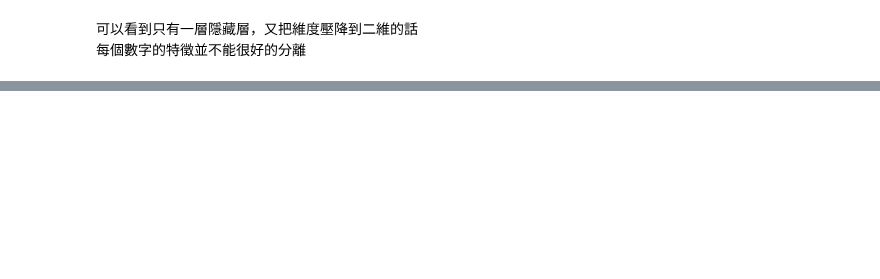
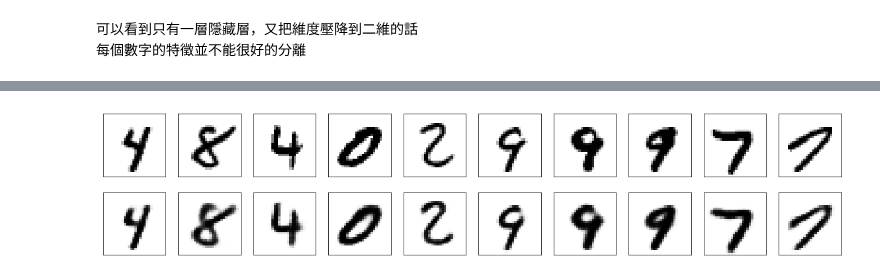
Before and after one commit to Leolewis5/Machine_Learning, a Jupyter notebook: Keras/7. Auto-encoder.ipynb, the cells around one changed output, grey strips where cells are left out. Saved outputs shown, nothing was run; the diff lists cells and outputs as text; code cells hidden in the pictures; blank space fills up the shorter version.

```diff
--- a/Keras/7. Auto-encoder.ipynb
+++ b/Keras/7. Auto-encoder.ipynb
@@ -208,0 +218,13 @@ plot_10_img(auto_en_2)
+# %%
+encoder11_L = Dense(1000,activation='relu')(input_L)
+encoder12_L = Dense(500,activation='relu')(encoder11_L)
+encoder13_L = Dense(250,activation='relu')(encoder12_L)
+encoder1F_L = Dense(32,activation='relu')(encoder13_L)
+decoder11_L = Dense(250,activation='relu')(encoder1F_L)
+decoder12_L = Dense(500,activation='relu')(decoder11_L)
+decoder13_L = Dense(1000,activation='relu')(decoder12_L)
+decoder1F_L = Dense(784,activation='sigmoid')(decoder13_L)
+
+auto_en_3 = Model(inputs= input_L, outputs=decoder1F_L)
+auto_en_3.compile(optimizer='adam', loss='binary_crossentropy')
+auto_en_3.summary()
@@ -208,0 +249,2 @@ plot_10_img(auto_en_2)
+# %%
+auto_en_3.fit(x_train,x_train,batch_size=360,epochs=10,validation_data=(y_test,y_test),verbose=1)
@@ -208,0 +270,4 @@ plot_10_img(auto_en_2)
+# %%
+plot_10_img(auto_en_3)
+# %% [output]
+[figure, added]
```
Also changed, not shown: parts of 23 cells of this notebook.
